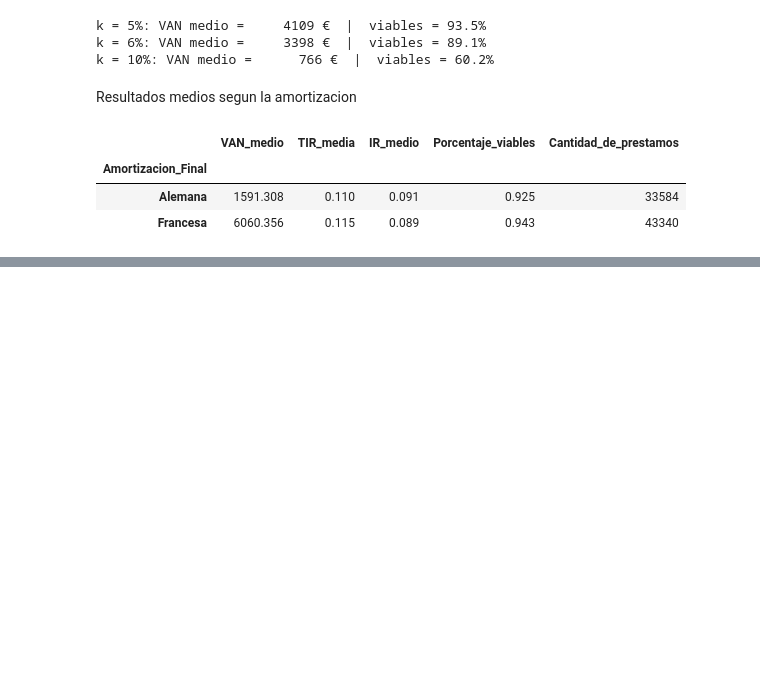
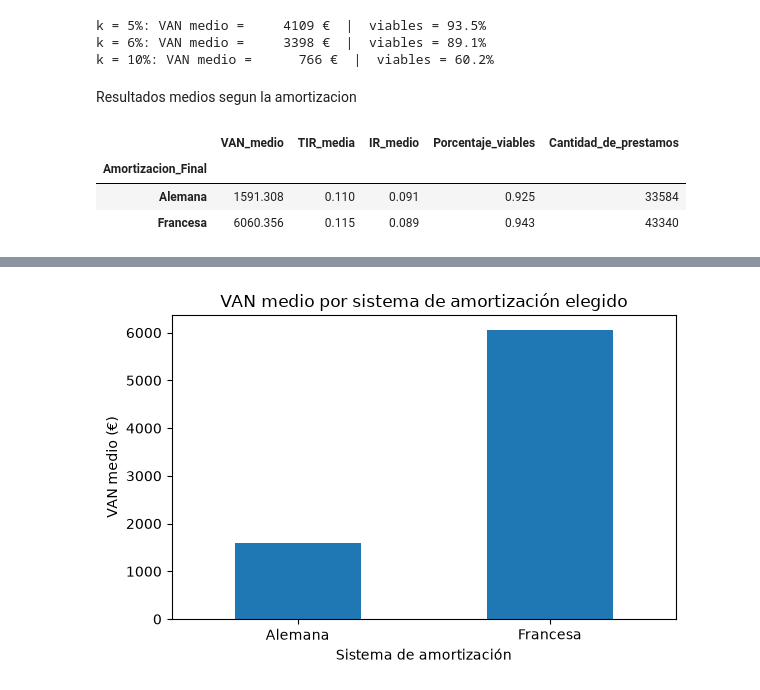
Before and after one commit to NaiaArroyo/RETO-5-NARANJA, a Jupyter notebook: Notebook Amortizacion Francesa y Aleman.ipynb, the cells around one changed output, grey strips where cells are left out. Cells and saved outputs as stored; diff of their text form; code cells hidden in the pictures; blank space fills up the shorter version.

```diff
--- a/Notebook Amortizacion Francesa y Aleman.ipynb
+++ b/Notebook Amortizacion Francesa y Aleman.ipynb
@@ -669,0 +698,13 @@ resumen.round(3)
+# %%
+van_medio = df.groupby("Amortizacion_Final")["VAN"].mean()
+
+plt.figure(figsize=(6, 4))
+van_medio.plot(kind="bar")
+plt.title("VAN medio por sistema de amortización elegido")
+plt.xlabel("Sistema de amortización")
+plt.ylabel("VAN medio (€)")
+plt.xticks(rotation=0)
+plt.tight_layout()
+plt.show()
+# %% [output]
+[figure, added]
```
Also changed, not shown: parts of 7 cells of this notebook.
